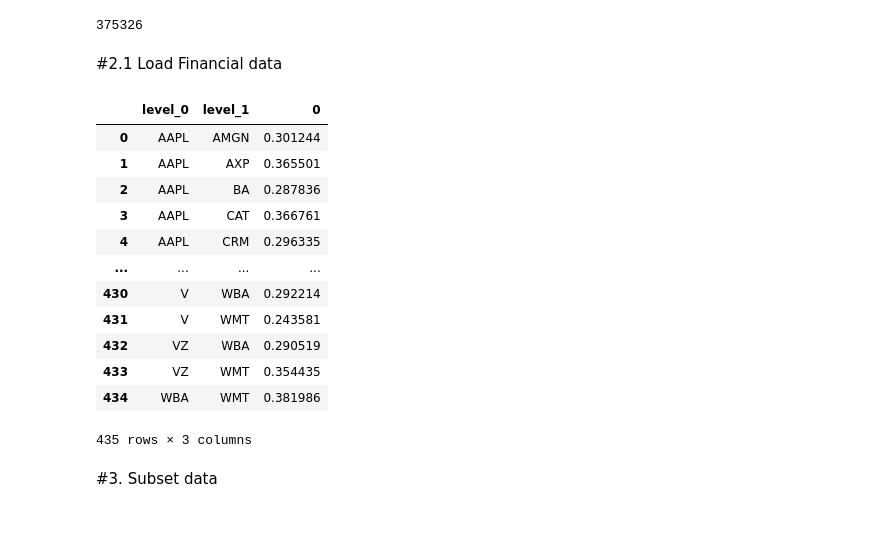
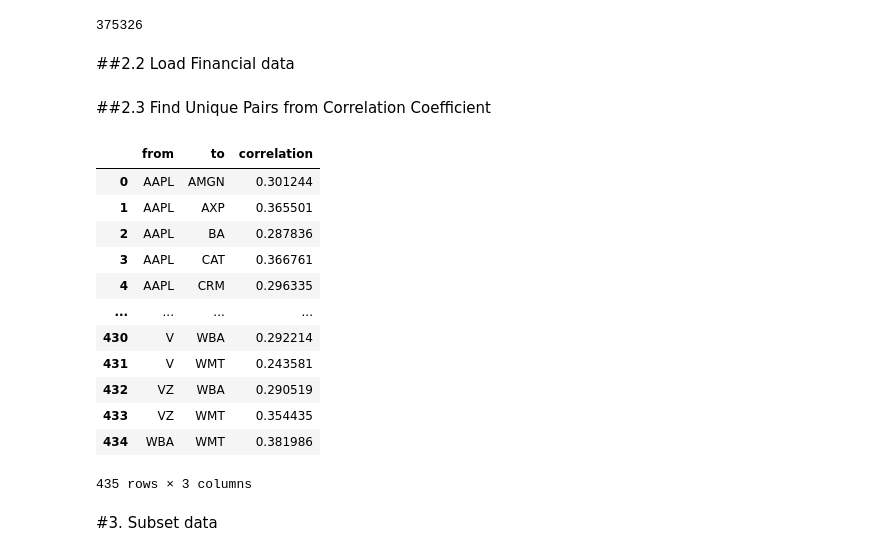
Before and after one commit to jnrkufuor/apollo, a Jupyter notebook: notebooks/Graph.ipynb, the cells around one changed output. Drawn from its saved outputs; the diff is of its cells as text; code cells hidden in the pictures; blank space fills up the shorter version.

```diff
--- a/notebooks/Graph.ipynb
+++ b/notebooks/Graph.ipynb
@@ -38,7 +37,7 @@ df_articles['datetime'] = pd.to_datetime(df_articles['datetime'])
 # %% [output]
 375326
 # %% [markdown]
-#2.1 Load Financial data
+##2.2 Load Financial data
 # %%
 df_prices =  pd.read_csv('/content/drive/My Drive/Colab Notebooks/data/price_corr.csv')
 df_vol =  pd.read_csv('/content/drive/My Drive/Colab Notebooks/data/volume_corr.csv')
@@ -47,28 +46,53 @@ df_finance_nds = pd.DataFrame(columns = ["from", "to", "weight"])
 
 df_prices = df_prices.drop(df_prices.columns[0], axis=1)
 df_prices.index = df_prices.columns
+
+df_vol = df_vol.drop(df_vol.columns[0], axis=1)
+df_vol.index = df_vol.columns
-# %%
-df_corr = df_prices[abs(df_prices) >= 0.0001].stack().reset_index()
-df_corr  = df_corr [df_corr ['level_0'].astype(str)!=df_corr['level_1'].astype(str)]
-df_corr['ordered-cols'] = df_corr.apply(lambda x: '-'.join(sorted([x['level_0'],x['level_1']])),axis=1)
-df_corr = df_corr.drop_duplicates(['ordered-cols'])
-df_corr.reset_index(drop=True, inplace=True)
-df_corr.drop(['ordered-cols'], axis=1, inplace=True)
-df_corr
-# %% [output]
-|  | level_0 | level_1 | 0 |
-| 0 | AAPL | AMGN | 0.301244 |
-| 1 | AAPL | AXP | 0.365501 |
-| 2 | AAPL | BA | 0.287836 |
-| 3 | AAPL | CAT | 0.366761 |
-| 4 | AAPL | CRM | 0.296335 |
-| ... | ... | ... | ... |
-| 430 | V | WBA | 0.292214 |
-| 431 | V | WMT | 0.243581 |
-| 432 | VZ | WBA | 0.290519 |
-| 433 | VZ | WMT | 0.354435 |
-| 434 | WBA | WMT | 0.381986 |
-435 rows × 3 columns
+# %% [markdown]
+##2.3 Find Unique Pairs from Correlation Coefficient
+# %%
+# Get correlation pairs for Price and Volume
+df_corr_price = df_prices[abs(df_prices) >= 0.0001].stack().reset_index()
+df_corr_vol = df_vol[abs(df_vol) >= 0.0001].stack().reset_index()
+
+#Take out lower triangle
+#for price
+df_corr_price  = df_corr_price[df_corr_price['level_0'].astype(str)!=df_corr_price['level_1'].astype(str)]
+df_corr_price['ordered-cols'] = df_corr_price.apply(lambda x: '-'.join(sorted([x['level_0'],x['level_1']])),axis=1)
+
+#for volume
+df_corr_vol  = df_corr_vol[df_corr_vol['level_0'].astype(str)!=df_corr_vol['level_1'].astype(str)]
+df_corr_vol['ordered-cols'] = df_corr_vol.apply(lambda x: '-'.join(sorted([x['level_0'],x['level_1']])),axis=1)
+
+#Remove duplicates and exclude self-correlated values
+#for price
+df_corr_price = df_corr_price.drop_duplicates(['ordered-cols'])
+df_corr_price.reset_index(drop=True, inplace=True)
+df_corr_price.drop(['ordered-cols'], axis=1, inplace=True)
+
+#for volume
+df_corr_vol = df_corr_vol.drop_duplicates(['ordered-cols'])
+df_corr_vol.reset_index(drop=True, inplace=True)
+df_corr_vol.drop(['ordered-cols'], axis=1, inplace=True)
+
+#rename columns
+df_corr_price.columns = {"from","to","correlation"}
+df_corr_vol.columns = {"from","to","correlation"}
+# %% [output]
+|  | from | to | correlation |
+| 0 | AAPL | AMGN | 0.301244 |
+| 1 | AAPL | AXP | 0.365501 |
+| 2 | AAPL | BA | 0.287836 |
+| 3 | AAPL | CAT | 0.366761 |
+| 4 | AAPL | CRM | 0.296335 |
+| ... | ... | ... | ... |
+| 430 | V | WBA | 0.292214 |
+| 431 | V | WMT | 0.243581 |
+| 432 | VZ | WBA | 0.290519 |
+| 433 | VZ | WMT | 0.354435 |
+| 434 | WBA | WMT | 0.381986 |
+435 rows × 3 columns
 # %% [markdown]
 #3. Subset data
 # %%
```
Also changed, not shown: parts of 5 cells of this notebook.
